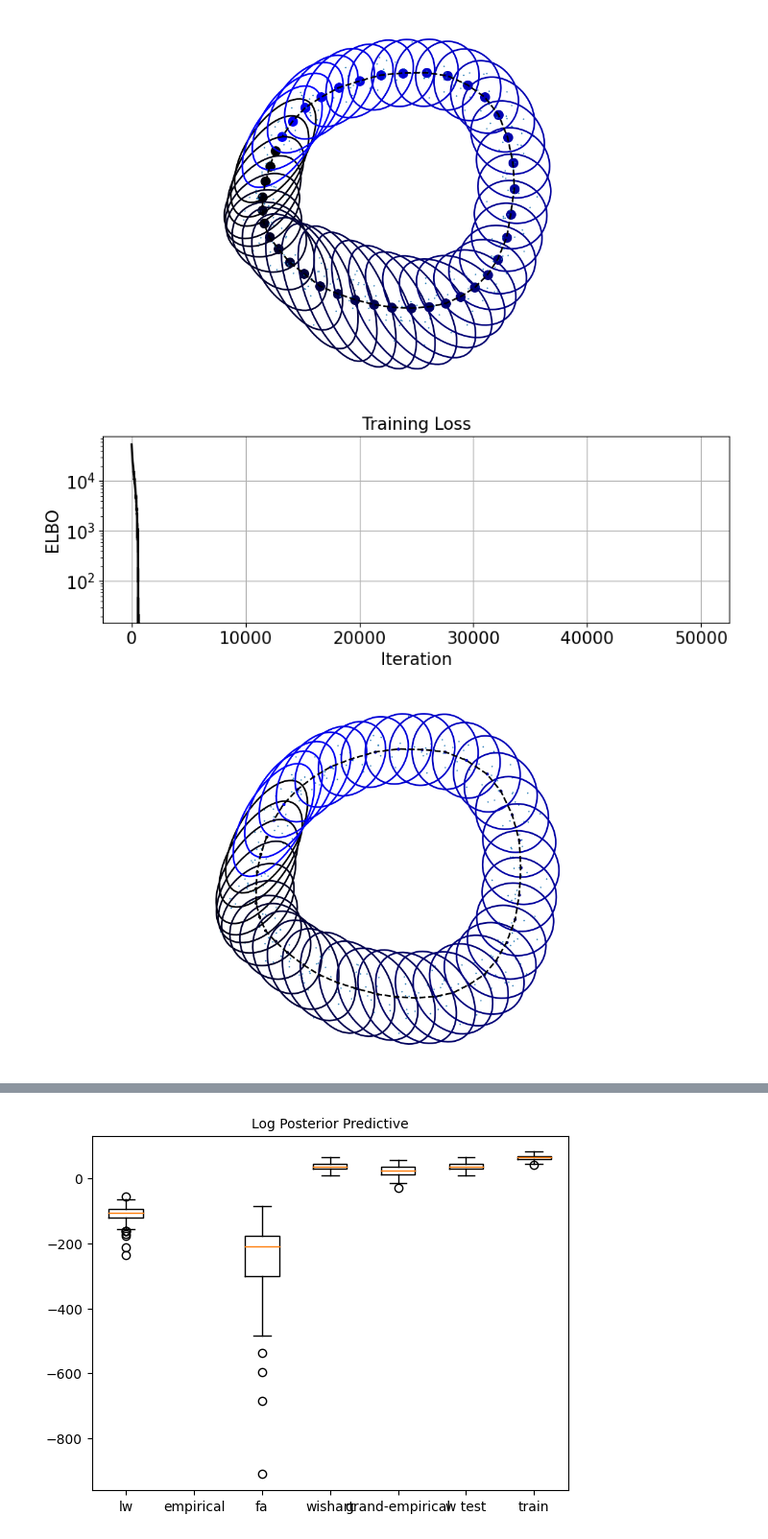
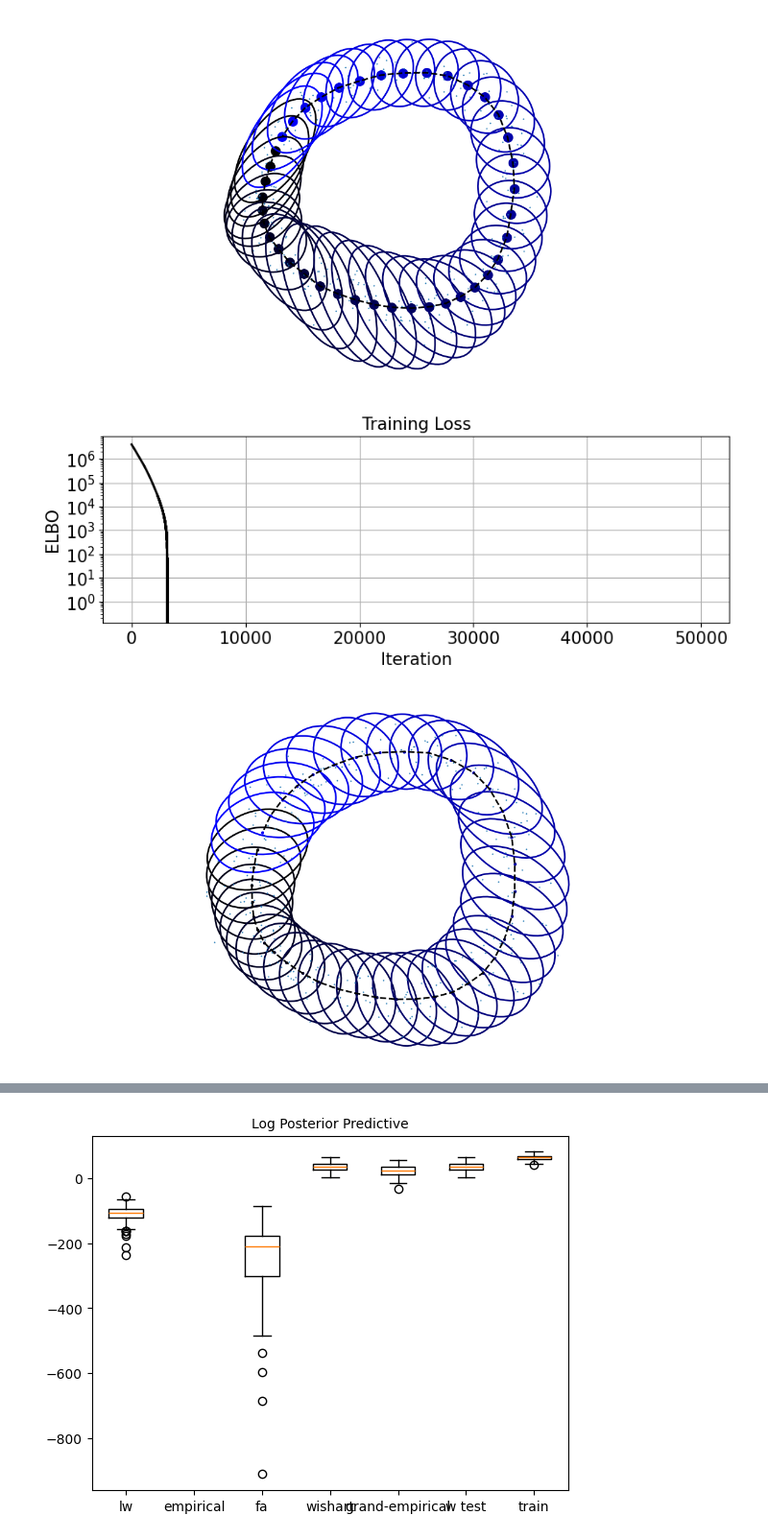
Before and after one commit to scastedo/wishart-process, a Jupyter notebook: examples/demo_gpwp.ipynb, the cells around one changed output, grey strips where cells are left out. Shown at 96% size. Saved outputs shown, nothing was run; the diff lists cells and outputs as text; code cells hidden in the pictures.

```diff
--- a/examples/demo_gpwp.ipynb
+++ b/examples/demo_gpwp.ipynb
@@ -87,29 +84,29 @@ visualizations.visualize_pc(
 [figure]
 # %%
 # Initialize the variational family and run posterior inference and plot ELBO loss
-init = {'G':dataloader.mu.T[:,None],'F':dataloader.F}
+init = {'G':y.mean(0).T[:,None]}
 
 varfam = eval('inference.'+variational_params['guide'])(
     joint.model,init=init
 )
 optimizer = eval('optim.'+variational_params['optimizer']['type'])(
     variational_params['optimizer']['step_size']
 )
 key = jax.random.PRNGKey(seed)
 
 varfam.infer(
     optimizer,x.squeeze(),y,
     n_iter=variational_params['n_iter'],key=key,
     num_particles=variational_params['num_particles']
 )
 joint.update_params(varfam.posterior)
 
 visualizations.plot_loss(
     [varfam.losses],xlabel='Iteration',ylabel='ELBO',
     titlestr='Training Loss',colors=['k'],
 )
 # %% [output]
-[figure, old version]
+[figure, new version]
 # %%
 # Create the posterior distribution instance and sample from it in train and test conditions and plot it
 posterior = models.NormalGaussianWishartPosterior(joint,varfam,x)
@@ -126,7 +123,7 @@ visualizations.visualize_pc(
     pc=y.reshape(y.shape[0]*y.shape[1],-1),
 )
 # %% [output]
-[figure, old version]
+[figure, new version]
 # %%
 # Evaluate the performance of mean and covariance estimationthe model using MSE and operator norm
 
```
Also changed, not shown: parts of 2 cells of this notebook, 1 other file.
